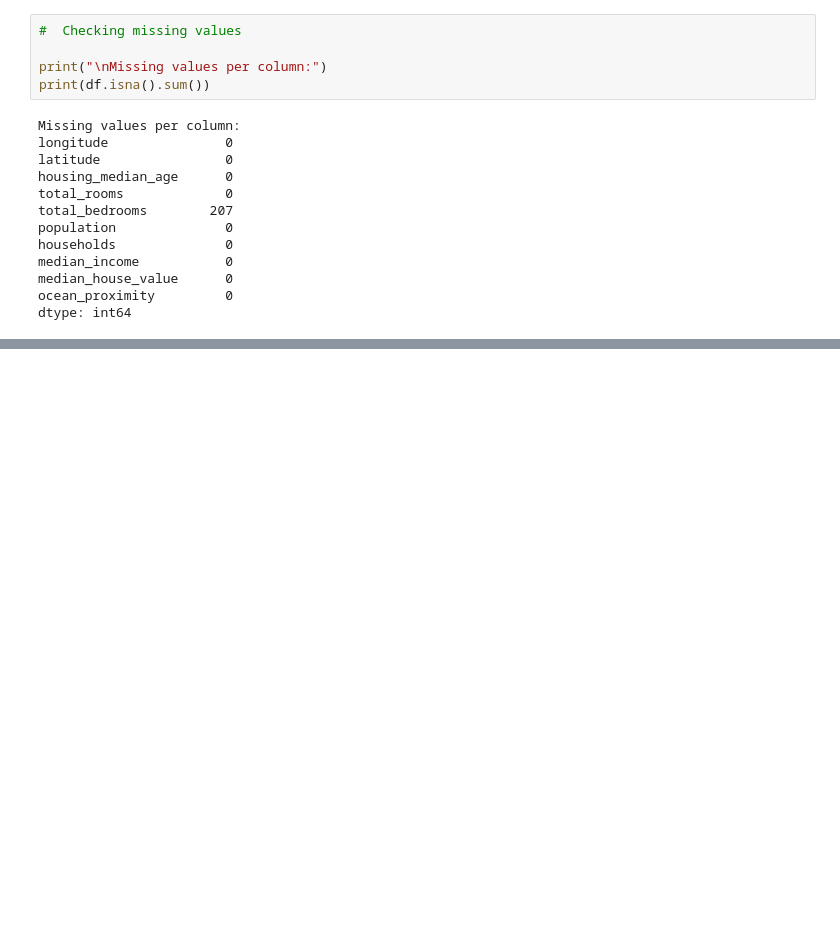
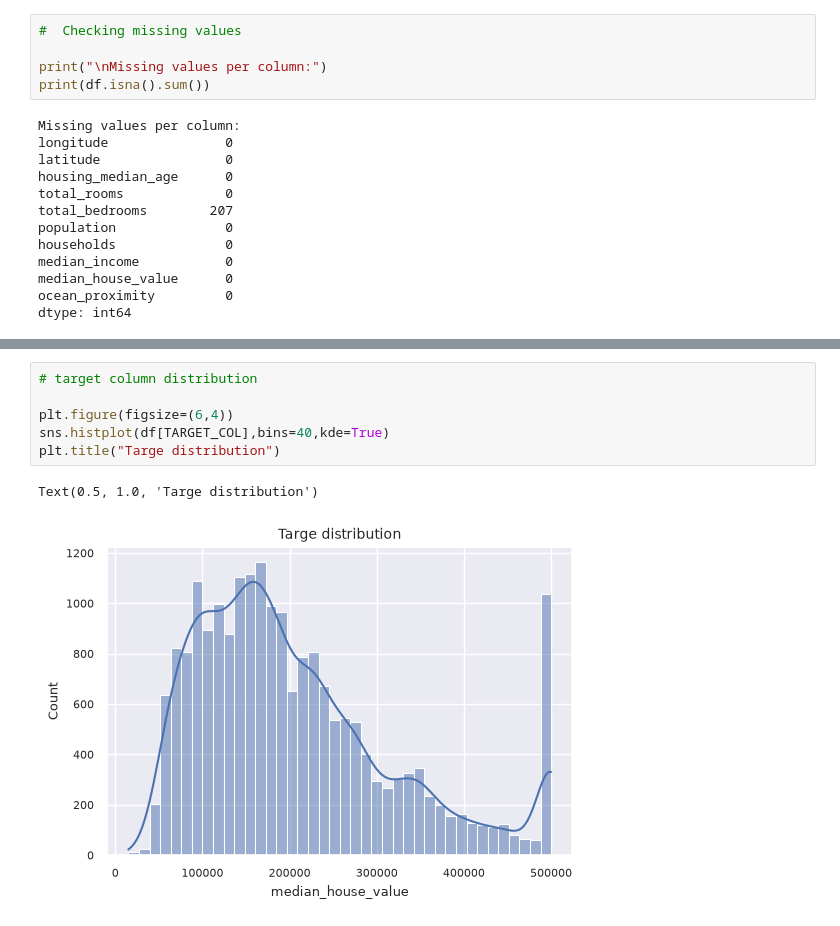
Before and after one commit to kaflebiplob/House_Price_Prediction, a Jupyter notebook: notebooks/housing_price_prediction.ipynb, the cells around one changed output, grey strips where cells are left out. Drawn from its saved outputs; the diff is of its cells as text; blank space fills up the shorter version.

```diff
--- a/notebooks/housing_price_prediction.ipynb
+++ b/notebooks/housing_price_prediction.ipynb
@@ -108,0 +194,9 @@ dtype: int64
+# %%
+# target column distribution
+
+plt.figure(figsize=(6,4))
+sns.histplot(df[TARGET_COL],bins=40,kde=True)
+plt.title("Targe distribution")
+# %% [output]
+Text(0.5, 1.0, 'Targe distribution')
+[figure, added]
```
Also changed, not shown: parts of 13 cells of this notebook.
